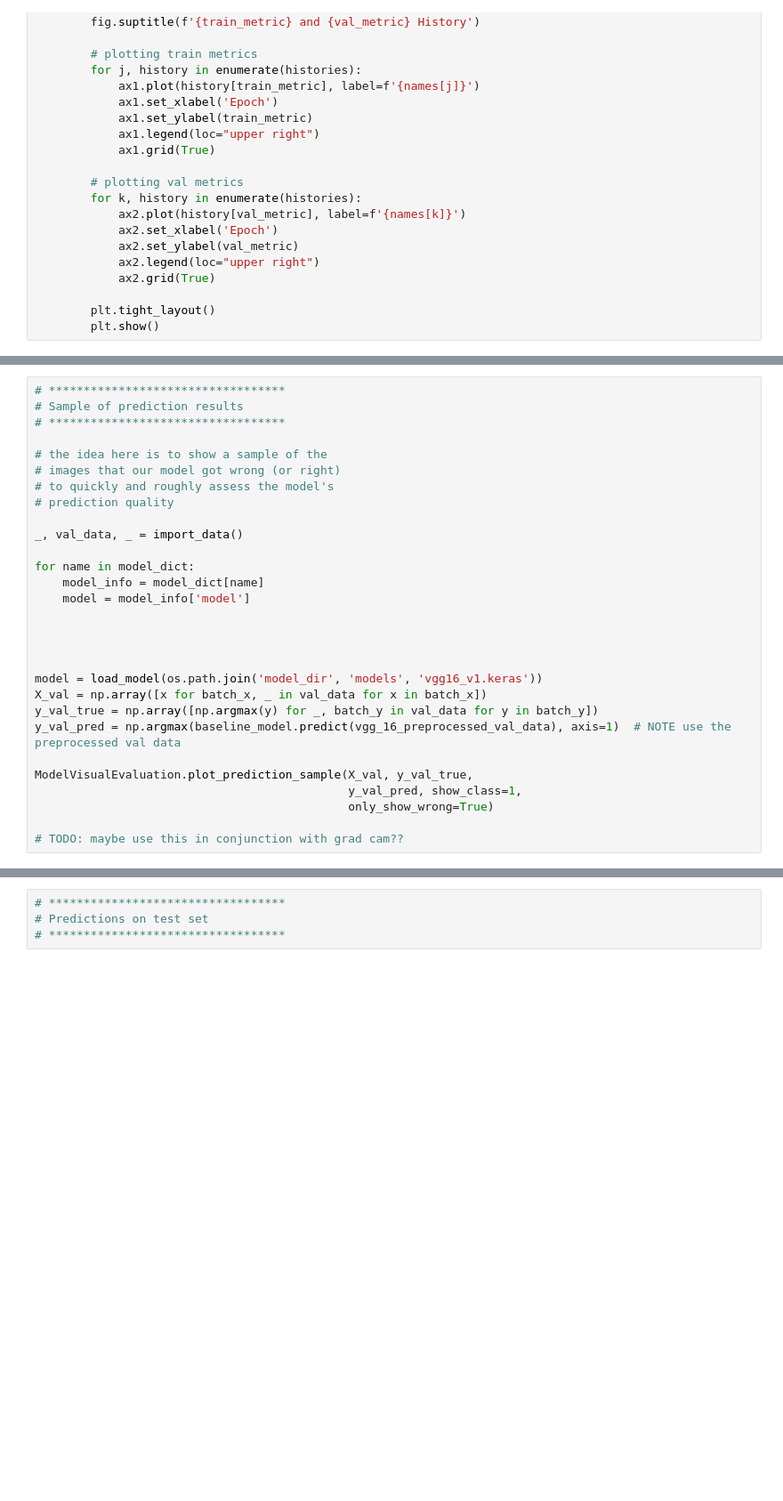
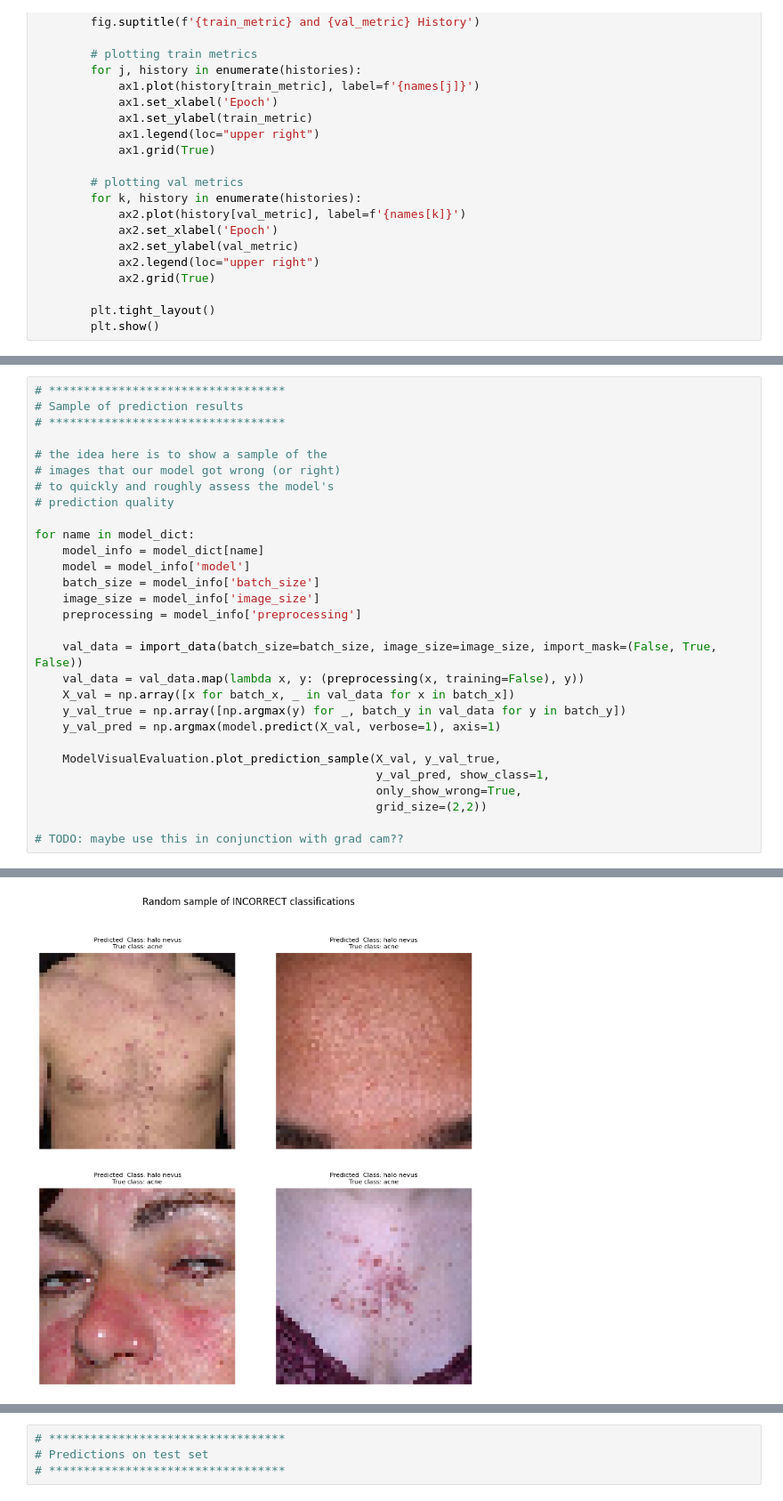
Before and after one commit to fmportela/deep-learning-23-24-nova-ims-group-project, a Jupyter notebook: 4-model-train.ipynb, the cells around one changed output, grey strips where cells are left out. Shown at 89% size. Cells and saved outputs as stored; diff of their text form; blank space fills up the shorter version.

```diff
--- a/4-model-train.ipynb
+++ b/4-model-train.ipynb
@@ -1184,22 +1259,23 @@ compare_models(histories,
 # to quickly and roughly assess the model's
 # prediction quality
 
-_, val_data, _ = import_data()
-
 for name in model_dict:
     model_info = model_dict[name]
     model = model_info['model']
+    batch_size = model_info['batch_size']
+    image_size = model_info['image_size']
+    preprocessing = model_info['preprocessing']
 
+    val_data = import_data(batch_size=batch_size, image_size=image_size, import_mask=(False, True, False))
+    val_data = val_data.map(lambda x, y: (preprocessing(x, training=False), y))
+    X_val = np.array([x for batch_x, _ in val_data for x in batch_x])
+    y_val_true = np.array([np.argmax(y) for _, batch_y in val_data for y in batch_y])
+    y_val_pred = np.argmax(model.predict(X_val, verbose=1), axis=1)
 
-
-
-model = load_model(os.path.join('model_dir', 'models', 'vgg16_v1.keras'))
-X_val = np.array([x for batch_x, _ in val_data for x in batch_x])
-y_val_true = np.array([np.argmax(y) for _, batch_y in val_data for y in batch_y])
-y_val_pred = np.argmax(baseline_model.predict(vgg_16_preprocessed_val_data), axis=1)  # NOTE use the preprocessed val data
-
-ModelVisualEvaluation.plot_prediction_sample(X_val, y_val_true,
-                                             y_val_pred, show_class=1,
-                                             only_show_wrong=True)
+    ModelVisualEvaluation.plot_prediction_sample(X_val, y_val_true,
+                                                 y_val_pred, show_class=1,
+                                                 only_show_wrong=True,
+                                                 grid_size=(2,2))
 
 # TODO: maybe use this in conjunction with grad cam??
+# %% [output]
@@ -1206,3 +1284,4 @@ ModelVisualEvaluation.plot_prediction_sample(X_val, y_val_true,
+[figure, added]
 # %%
 # **********************************
 # Benign vs. malign classification
```
Also changed, not shown: parts of 11 cells of this notebook, 1 other file.
